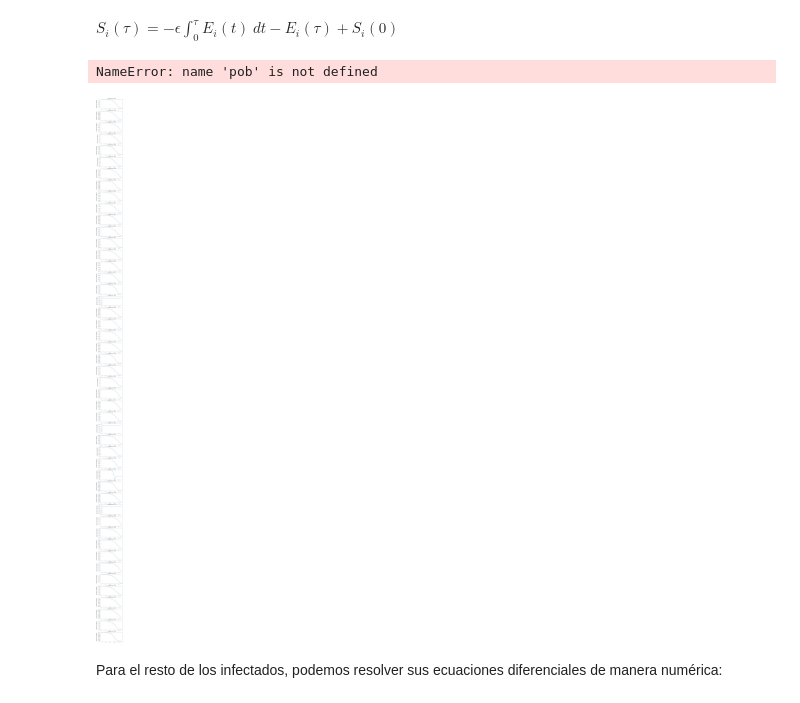
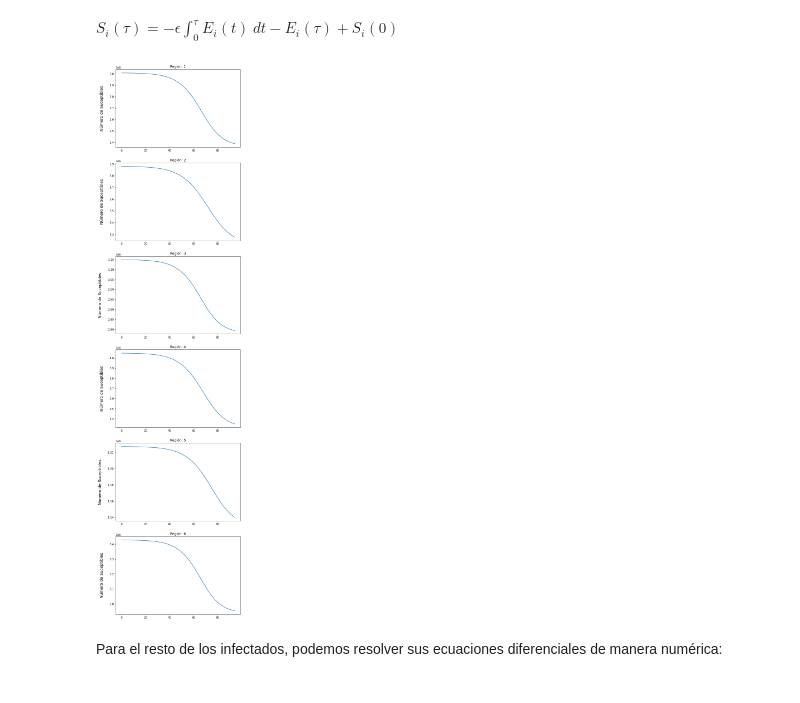
Before and after one commit to edtrelo/COVID19Model, a Jupyter notebook: src/model/EDAregions.ipynb, the cells around one changed output. Saved outputs shown, nothing was run; the diff lists cells and outputs as text; code cells hidden in the pictures.

```diff
--- a/src/model/EDAregions.ipynb
+++ b/src/model/EDAregions.ipynb
@@ -46,3 +34,7 @@ defun
+# %%
+pob = pd.read_csv("https://raw.githubusercontent.com/edtrelo/COVID19Model/main/data/cleandata/pob_reg.csv", index_col = 0)
+# %%
+pob = pob['pop'].to_list()
 # %%
 fig, ax = plt.subplots(6, figsize = (8, 36))
 
@@ -136,18 +128,17 @@ Sarray = np.zeros((6, 95))
 # %%
 for i in range(6):
     Sarray[i] = [S(t, i) for t in T]
-# %% [output]
-NameError: name 'pob' is not defined
 # %%
-fig, ax = plt.subplots(47, figsize = (8, 200))
+fig, ax = plt.subplots(6, figsize = (8, 36))
 
 t = np.array(range(95))
-for i in range(47):
+
+for i in range(6):
     ax[i].plot(t, Sarray[i])
-    ax[i].set_title('Código de Municipio: {}'.format(casos.index[i]))
+    ax[i].set_title('Región: {}'.format(i+1))
     ax[i].set_ylabel('Número de Suceptibles\n', fontsize = 14)
 # %% [output]
-[figure, old version]
+[figure, new version]
 # %% [markdown]
 Para el resto de los infectados, podemos resolver sus ecuaciones diferenciales de manera numérica:
 # %%
```
Also changed, not shown: parts of 22 cells of this notebook, 3 other files.
